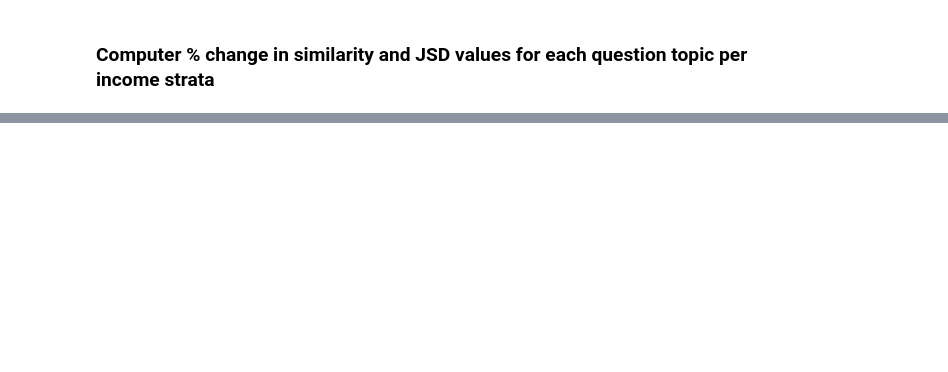
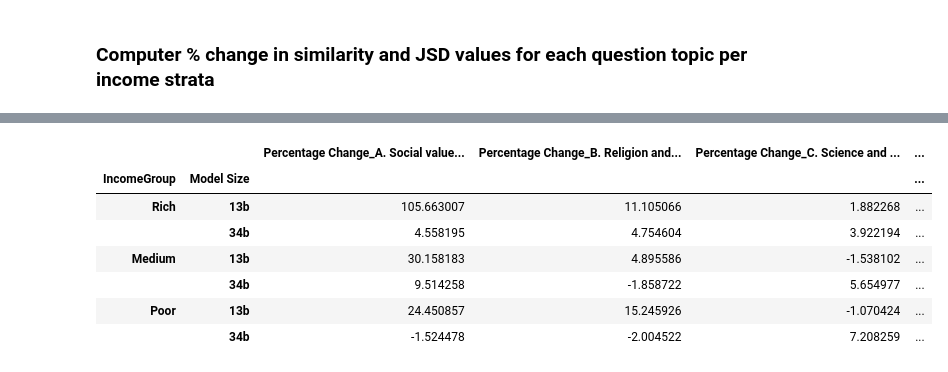
Before and after one commit to copperwiring/cultural_values, a Jupyter notebook: notebooks/ds_analysis/DollarSPlots.ipynb, the cells around one changed output, grey strips where cells are left out. Cells and saved outputs as stored; diff of their text form; code cells hidden in the pictures; blank space fills up the shorter version.

```diff
--- a/notebooks/ds_analysis/DollarSPlots.ipynb
+++ b/notebooks/ds_analysis/DollarSPlots.ipynb
@@ -649,11 +1000,20 @@ df_variance_income_groups.head(4)
 # %%
-# Pivot the DataFrame to have topics as columns and similarity and percentage change as rows
-df_pivot_topicwise = df_variance_income_groups.pivot(index='IncomeGroup', columns='Topic', values=['Text Similarity IG Mean', 'Image Similarity IG Mean', 'Percentage Change'])
+# Pivot the DataFrame to have topics as columns and similarity and percentage change as rows, including model size
+df_pivot_topicwise = df_variance_income_groups.pivot_table(index=['IncomeGroup', 'Model Size'], columns='Topic', values=['Text Similarity IG Mean', 'Image Similarity IG Mean', 'Percentage Change'])
 
 # Flatten the MultiIndex columns
 df_pivot_topicwise.columns = ['_'.join(col).strip() for col in df_pivot_topicwise.columns.values]
 
 # Display the updated DataFrame with only % change columns
 df_pivot_topicwise = df_pivot_topicwise.filter(like='Percentage Change', axis=1)
-df_pivot_topicwise = df_pivot_topicwise.reindex(['Rich', 'Medium', 'Poor'])
+df_pivot_topicwise = df_pivot_topicwise.reindex(['Rich', 'Medium', 'Poor'], level=0)
 df_pivot_topicwise
+# %% [output]
+|  |  | Percentage Change_A. Social value... | Percentage Change_B. Religion and... | Percentage Change_C. Science and ... | ... |
+| IncomeGroup | Model Size |  |  |  | ... |
+| Rich | 13b | 105.663007 | 11.105066 | 1.882268 | ... |
+|  | 34b | 4.558195 | 4.754604 | 3.922194 | ... |
+| Medium | 13b | 30.158183 | 4.895586 | -1.538102 | ... |
+|  | 34b | 9.514258 | -1.858722 | 5.654977 | ... |
+| Poor | 13b | 24.450857 | 15.245926 | -1.070424 | ... |
+|  | 34b | -1.524478 | -2.004522 | 7.208259 | ... |
```
Also changed, not shown: parts of 12 cells of this notebook, 6 other files.
